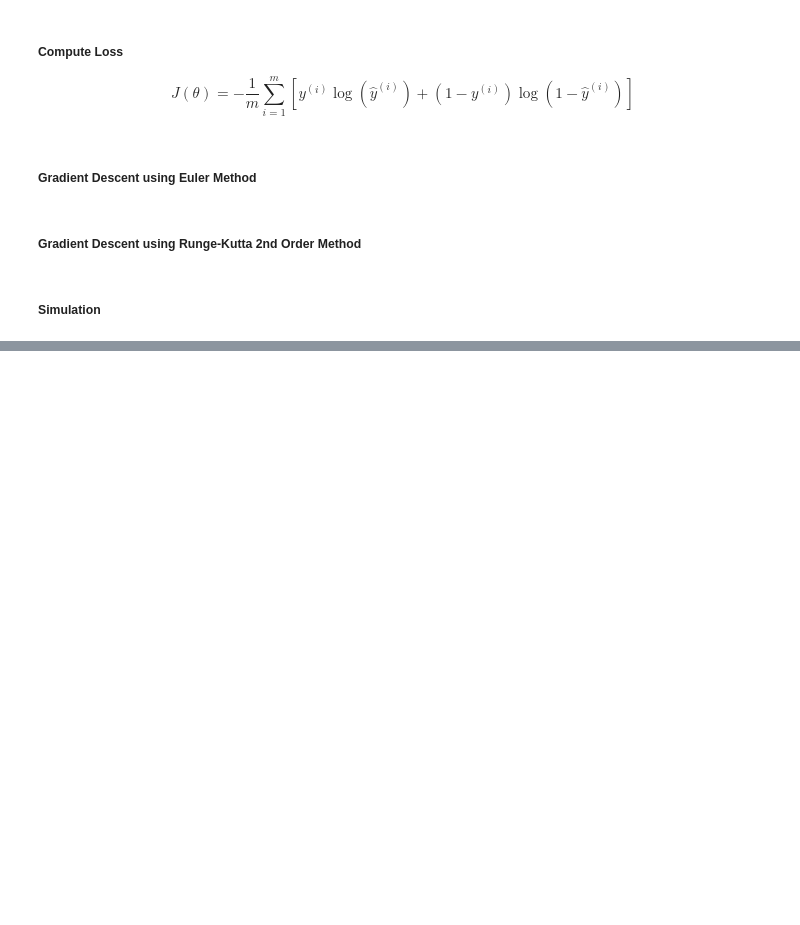
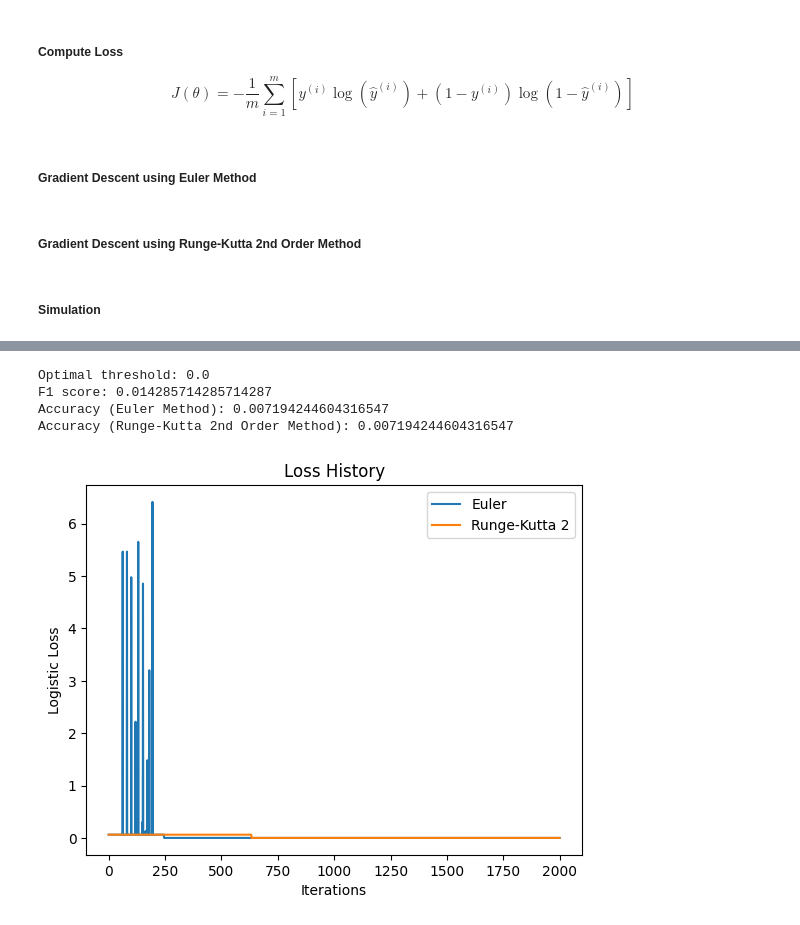
Before and after one commit to zeyadmohaymen/injury-dynamics-model, a Jupyter notebook: src/simulations.ipynb, the cells around one changed output, grey strips where cells are left out. Cells and saved outputs as stored; diff of their text form; code cells hidden in the pictures; blank space fills up the shorter version.

Commit message:
regression attempt

```diff
--- a/src/simulations.ipynb
+++ b/src/simulations.ipynb
@@ -102,9 +102,12 @@ plt.show()
 # %% [markdown]
 ##### Logistic Regression Model
 $$\hat{y} = \frac{1}{1 + e^{-X\theta}}$$
-# %%
-def logistic_regression(X, theta):
-    return 1 / (1 + np.exp(-np.dot(X, theta)))
+# %%
+def logistic_regression(X, theta):
+    z = np.dot(X, theta)
+    # Use np.clip to avoid values that lead to numerical instability
+    z = np.clip(z, -20, 20)
+    return 1 / (1 + np.exp(-z))
 # %% [markdown]
 ##### Compute Gradient
 $$\nabla_\theta J(\theta) = \frac{1}{m} X^T(\hat{y} - y)$$
@@ -120,6 +123,9 @@ $$J(\theta) = -\frac{1}{m} \sum_{i=1}^{m} [y^{(i)} \log(\hat{y}^{(i)}) + (1 - y^
 # %%
 def logistic_loss(X, y, theta):
     predictions = logistic_regression(X, theta)
+    # Clip predictions to avoid log(0)
+    eps = 1e-15
+    predictions = np.clip(predictions, eps, 1 - eps)
     return -np.mean(y * np.log(predictions) + (1 - y) * np.log(1 - predictions))
 # %% [markdown]
 ##### Gradient Descent using Euler Method
@@ -185,0 +250,56 @@ Accuracy (Runge-Kutta 2nd Order Method): 0.95
+# %%
+# Optimize the threshold
+from sklearn.metrics import f1_score
+from sklearn.metrics import precision_score
+
+# Initialize empty lists
+thresholds = []
+f1_scores = []
+precisions = []
+
+# Find the optimal threshold
+for threshold in np.arange(0, 1, 0.01):
+    y_pred_euler = logistic_regression(X_test, best_theta_euler) >= threshold
+    f1 = f1_score(y_test, y_pred_euler)
+    precision = precision_score(y_test, y_pred_euler)
+    thresholds.append(threshold)
+    f1_scores.append(f1)
+    precisions.append(precision)
+
+# Convert to numpy arrays
+thresholds = np.array(thresholds)
+f1_scores = np.array(f1_scores)
+precisions = np.array(precisions)
+
+# Find the threshold that maximizes F1 score
+optimal_idx = np.argmax(f1_scores)
+optimal_threshold = thresholds[optimal_idx]
+print("Optimal threshold:", optimal_threshold)
+print("F1 score:", f1_scores[optimal_idx])
+
+# Predict using optimal threshold
+y_pred_euler = logistic_regression(
+    X_test, best_theta_euler) >= optimal_threshold
+y_pred_rk2 = logistic_regression(X_test, best_theta_rk2) >= optimal_threshold
+
+# Calculate accuracy
+accuracy_euler = accuracy_score(y_test, y_pred_euler)
+accuracy_rk2 = accuracy_score(y_test, y_pred_rk2)
+
+print("Accuracy (Euler Method):", accuracy_euler)
+print("Accuracy (Runge-Kutta 2nd Order Method):", accuracy_rk2)
+
+# Plotting the loss history
+plt.plot(history_euler, label='Euler')
+plt.plot(history_rk2, label='Runge-Kutta 2')
+plt.xlabel('Iterations')
+plt.ylabel('Logistic Loss')
+plt.title('Loss History')
+plt.legend()
+plt.show()
+# %% [output]
+Optimal threshold: 0.0
+F1 score: 0.014285714285714287
+Accuracy (Euler Method): 0.007194244604316547
+Accuracy (Runge-Kutta 2nd Order Method): 0.007194244604316547
+[figure, added]
```
Also changed, not shown: parts of 2 cells of this notebook, 9 other files.
